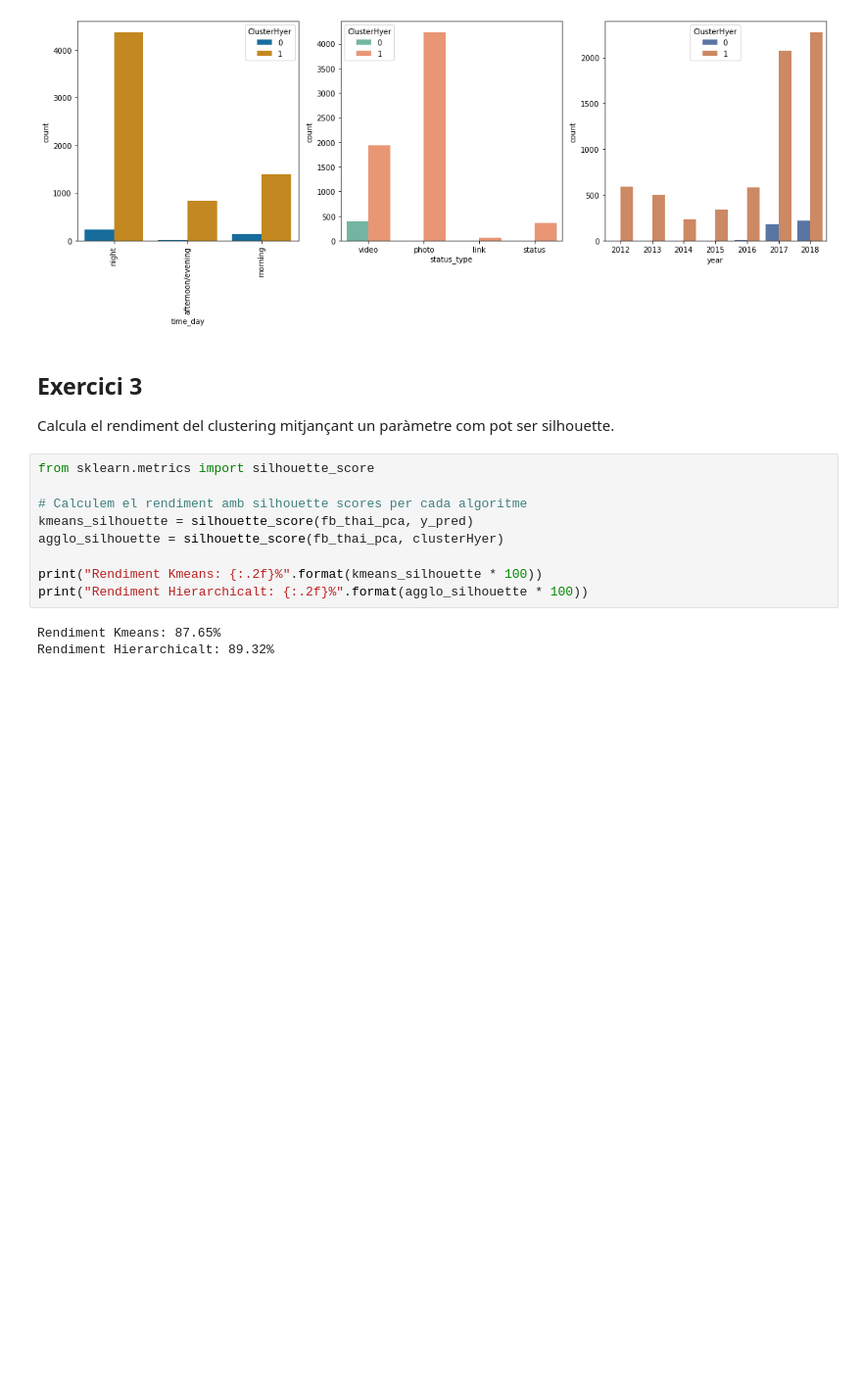
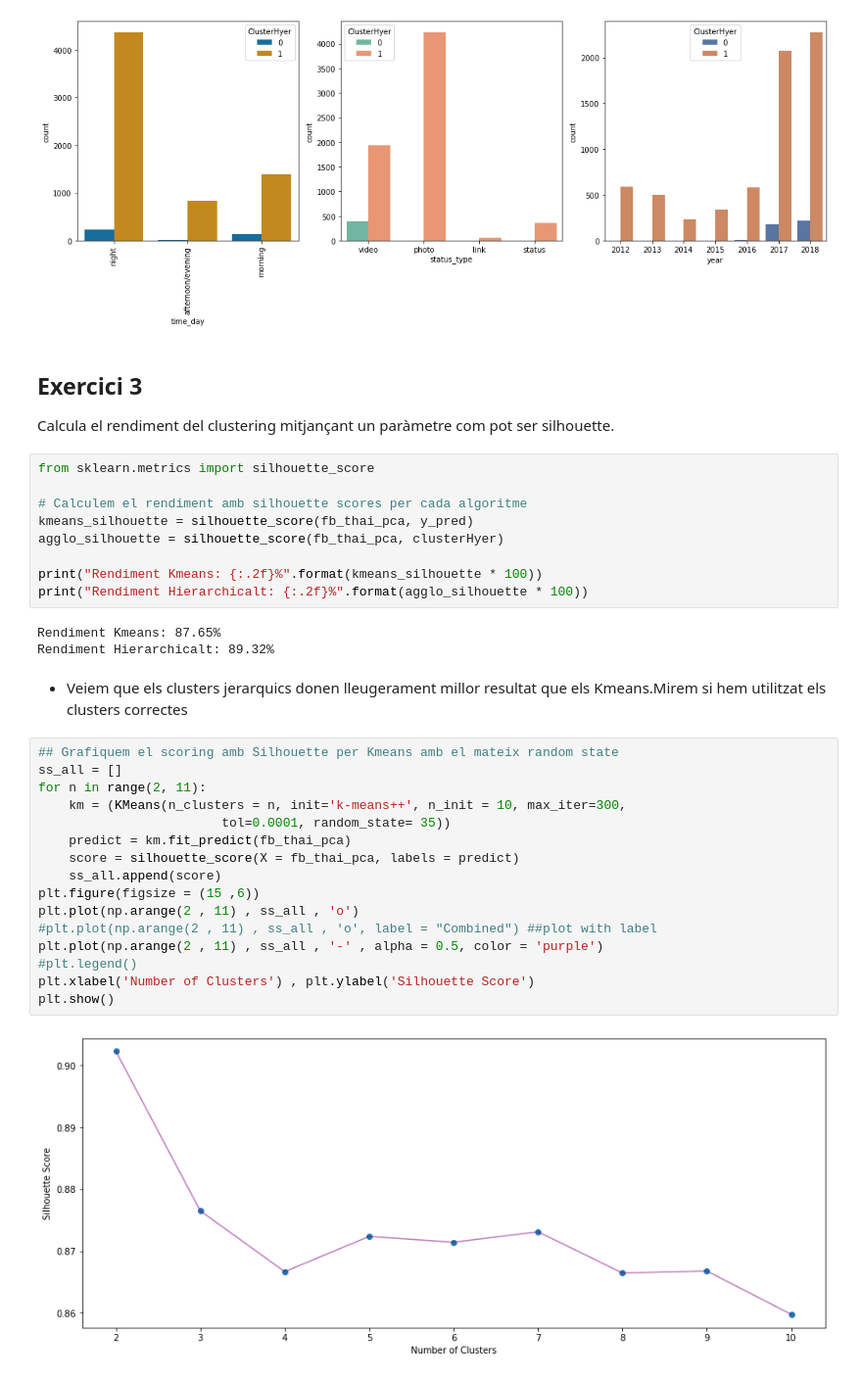
Before and after one commit to angeliufus/ML_unsupervised, a Jupyter notebook: Tasca M8 T01.ipynb, the cells around one changed output. Shown at 98% size. Drawn from its saved outputs; the diff is of its cells as text; blank space fills up the shorter version.

```diff
--- a/Tasca M8 T01.ipynb
+++ b/Tasca M8 T01.ipynb
@@ -1013,3 +1013,23 @@ print("Rendiment Hierarchicalt: {:.2f}%".format(agglo_silhouette * 100))
 # %% [output]
 Rendiment Kmeans: 87.65%
 Rendiment Hierarchicalt: 89.32%
+# %% [markdown]
+- Veiem que els clusters jerarquics donen lleugerament millor resultat que els Kmeans.Mirem si hem utilitzat els clusters correctes
+# %%
+## Grafiquem el scoring amb Silhouette per Kmeans amb el mateix random state
+ss_all = []
+for n in range(2, 11):
+    km = (KMeans(n_clusters = n, init='k-means++', n_init = 10, max_iter=300,
+                        tol=0.0001, random_state= 35))
+    predict = km.fit_predict(fb_thai_pca)
+    score = silhouette_score(X = fb_thai_pca, labels = predict)
+    ss_all.append(score)
+plt.figure(figsize = (15 ,6))
+plt.plot(np.arange(2 , 11) , ss_all , 'o')
+#plt.plot(np.arange(2 , 11) , ss_all , 'o', label = "Combined") ##plot with label
+plt.plot(np.arange(2 , 11) , ss_all , '-' , alpha = 0.5, color = 'purple')
+#plt.legend()
+plt.xlabel('Number of Clusters') , plt.ylabel('Silhouette Score')
+plt.show()
+# %% [output]
+[figure, added]
```
Also changed, not shown: parts of 3 cells of this notebook.
